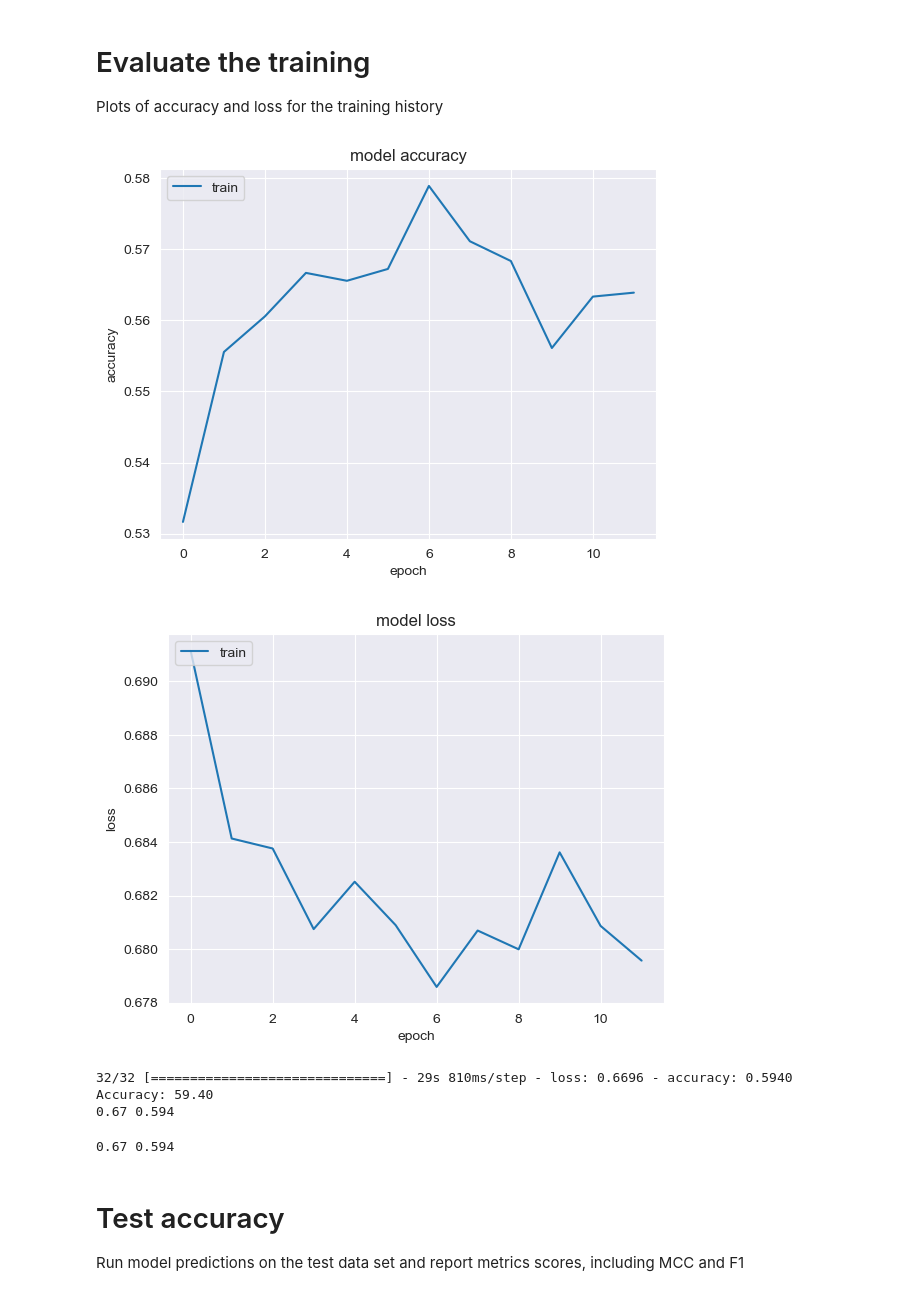
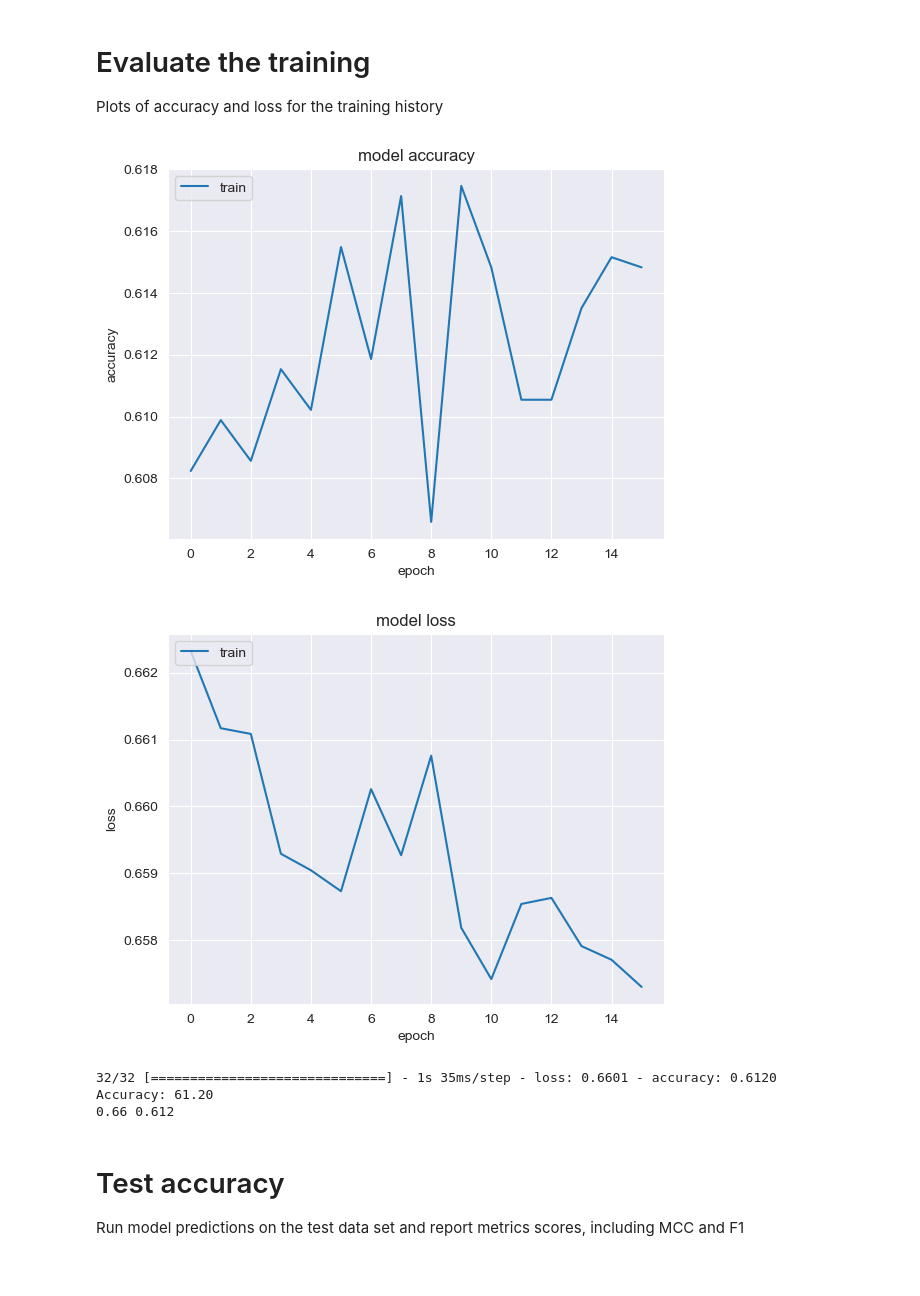
Before and after one commit to stevelan/UniMLHealth-GroupProject, a Jupyter notebook: notebooks/03-ml-training.ipynb, the cells around one changed output. Cells and saved outputs as stored; diff of their text form; code cells hidden in the pictures.

Commit message:
Added hyperparamater tuning of RNN models, got MCC up to 0.214

```diff
--- a/notebooks/03-ml-training.ipynb
+++ b/notebooks/03-ml-training.ipynb
@@ -692,12 +767,15 @@ model.compile(loss='binary_crossentropy', optimizer='adam', metrics=['accuracy']
 # %%
-EPOCHS = 15         # increase to at least 50
-BATCH_SIZE = 100     # increase to at least 100
+def fit_model(model):
+    EPOCHS = 60         # increase to at least 50
+    BATCH_SIZE = 100     # increase to at least 100
 
-early_stopping = EarlyStopping(monitor='accuracy', patience=10, mode='auto', verbose = 1, min_delta=0.002 )
+    early_stopping = EarlyStopping(monitor='accuracy', patience=15, mode='auto', verbose = 1, min_delta=0.002 )
 
-# callbacks=[early_stopping],
-print(f"Running with EPOCHS{EPOCHS} and BATCH_SIZE{BATCH_SIZE} and shape {shape(X_train)}")
+    # callbacks=[early_stopping],
+    print(f"Running with EPOCHS{EPOCHS} and BATCH_SIZE{BATCH_SIZE} and shape {shape(X_train)}")
 
-classifier = model.fit(X_train, y_train, epochs=EPOCHS, batch_size=BATCH_SIZE, callbacks=[early_stopping],
-                       verbose=1)  #set verbose = 1 to see the fitting process
+    return model.fit(X_train, y_train, epochs=EPOCHS, batch_size=BATCH_SIZE, callbacks=[early_stopping],
+                           verbose=1)  #set verbose = 1 to see the fitting process
+
+gru_classifier = fit_model(model)
 # %% [output]
@@ -722,37 +800,39 @@ Epoch 12: early stopping
 # Evaluate the training
 Plots of accuracy and loss for the training history
 # %%
-# Plot Accuracy over the epochs
-plt.plot(classifier.history['accuracy'])
-plt.ylabel('accuracy')
-plt.xlabel('epoch')
-plt.title('model accuracy')
-plt.legend(['train'], loc='upper left')
-plt.show()
+def plot_model(classifier):
+    # Plot Accuracy over the epochs
+    plt.plot(classifier.history['accuracy'])
+    plt.ylabel('accuracy')
+    plt.xlabel('epoch')
+    plt.title('model accuracy')
+    plt.legend(['train'], loc='upper left')
+    plt.show()
 
-# Plot Loss over the epochs
-plt.plot(classifier.history['loss'])
-plt.ylabel('loss')
-plt.xlabel('epoch')
-plt.title('model loss')
-plt.legend(['train'], loc='upper left')
-plt.show()
+    # Plot Loss over the epochs
+    plt.plot(classifier.history['loss'])
+    plt.ylabel('loss')
+    plt.xlabel('epoch')
+    plt.title('model loss')
+    plt.legend(['train'], loc='upper left')
+    plt.show()
+
+plot_model(gru_classifier)
 # %% [output]
-[figure, old version]
+[figure, new version]
-[figure, old version]
+[figure, new version]
 # %%
 # evaluate the keras model
-loss, accuracy = model.evaluate(X_train[:1000], y_train[:1000])
-print('Accuracy: %.2f' % (accuracy*100))
-print(round(loss,3),round(accuracy,3))
+def evaluate_model(model):
+    loss, accuracy = model.evaluate(X_train[:1000], y_train[:1000])
+    print('Accuracy: %.2f' % (accuracy*100))
+    print(round(loss,3),round(accuracy,3))
+
+evaluate_model(model)
 # %% [output]
-32/32 [==============================] - 29s 810ms/step - loss: 0.6696 - accuracy: 0.5940
-Accuracy: 59.40
-0.67 0.594
+32/32 [==============================] - 1s 35ms/step - loss: 0.6601 - accuracy: 0.6120
+Accuracy: 61.20
+0.66 0.612
-# %%
-print(round(loss,3),round(accuracy,3))
-# %% [output]
-0.67 0.594
 # %% [markdown]
 # Test accuracy
 Run model predictions on the test data set and report metrics scores, including MCC and F1
```
Also changed, not shown: parts of 33 cells of this notebook, 1 other file.
